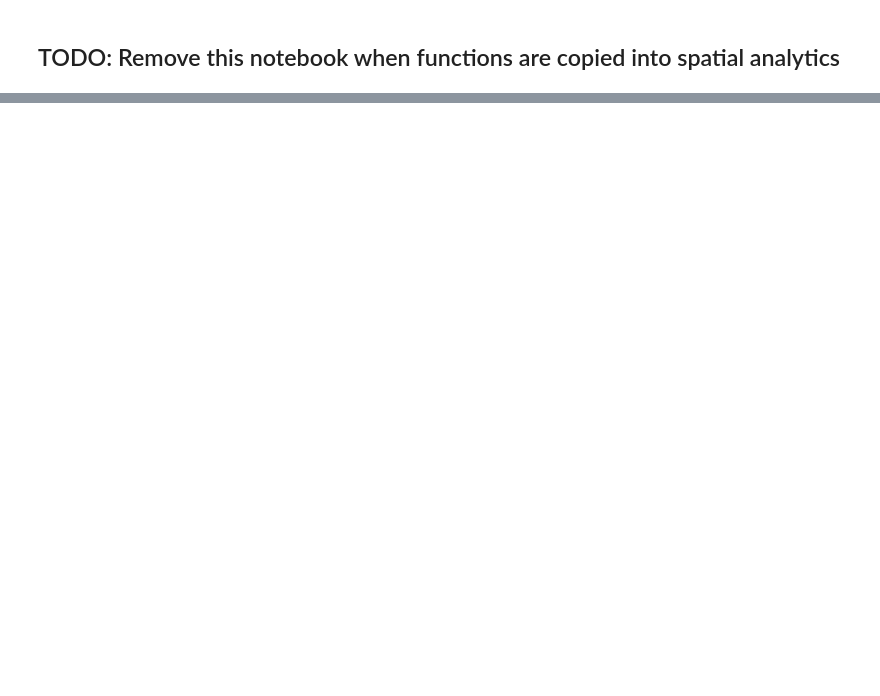
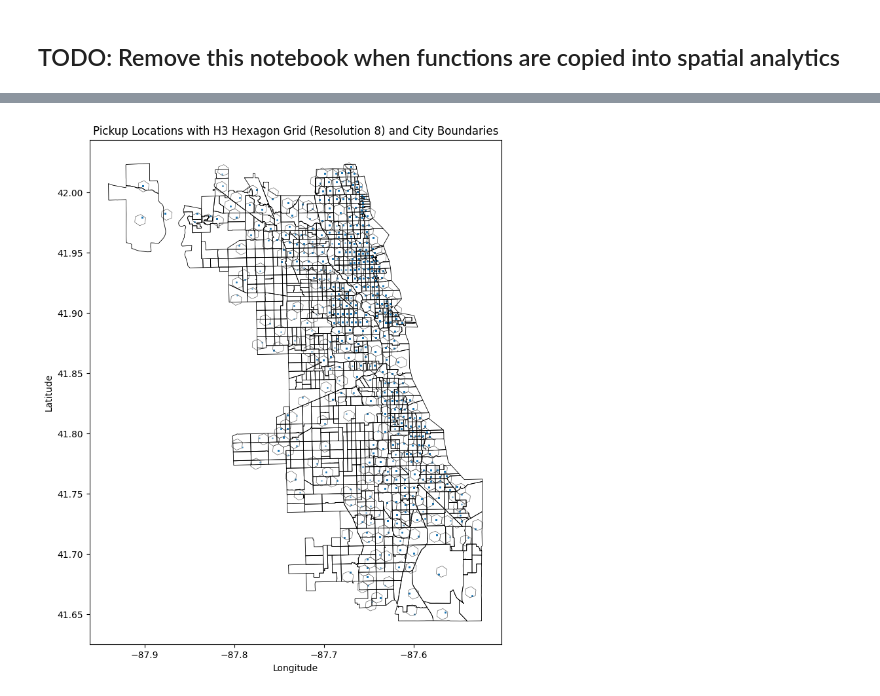
Before and after one commit to larissatheilmann/AAA_Project_Group7, a Jupyter notebook: notebooks/2.3 TempHexagonVis.ipynb, the cells around one changed output, grey strips where cells are left out. Saved outputs shown, nothing was run; the diff lists cells and outputs as text; code cells hidden in the pictures; blank space fills up the shorter version.

```diff
--- a/notebooks/2.3 TempHexagonVis.ipynb
+++ b/notebooks/2.3 TempHexagonVis.ipynb
@@ -227,0 +252,21 @@ plt.show()
+# %%
+# Use long lat columns to create a dot visualization for the pickup locations
+# With an overlay of the city boundaries and the hexagon grid, we can see how the pickup locations are distributed across the city and how they relate to the hexagon grid.
+
+pickup_hex_grid = get_hexagon_grid(taxi_trips['h3_index_pickup_8'].drop_duplicates(), h3_col='h3_index')
+
+fig, ax = plt.subplots(figsize=(10, 10))
+ax.scatter(
+    taxi_trips['Pickup Centroid Longitude'],
+    taxi_trips['Pickup Centroid Latitude'],
+    s=1, alpha=0.5, zorder=1, rasterized=True,
+)
+pickup_hex_grid.boundary.plot(ax=ax, color='#444', linewidth=0.4, zorder=2)
+#community_areas.boundary.plot(ax=ax, color='black', linewidth=1.2, zorder=3)
+census_tracts.boundary.plot(ax=ax, color='black', linewidth=0.6, zorder=3)
+ax.set_xlabel('Longitude')
+ax.set_ylabel('Latitude')
+ax.set_title('Pickup Locations with H3 Hexagon Grid (Resolution 8) and City Boundaries')
+plt.show()
+# %% [output]
+[figure, added]
```
Also changed, not shown: parts of 11 cells of this notebook, 1 other file.
